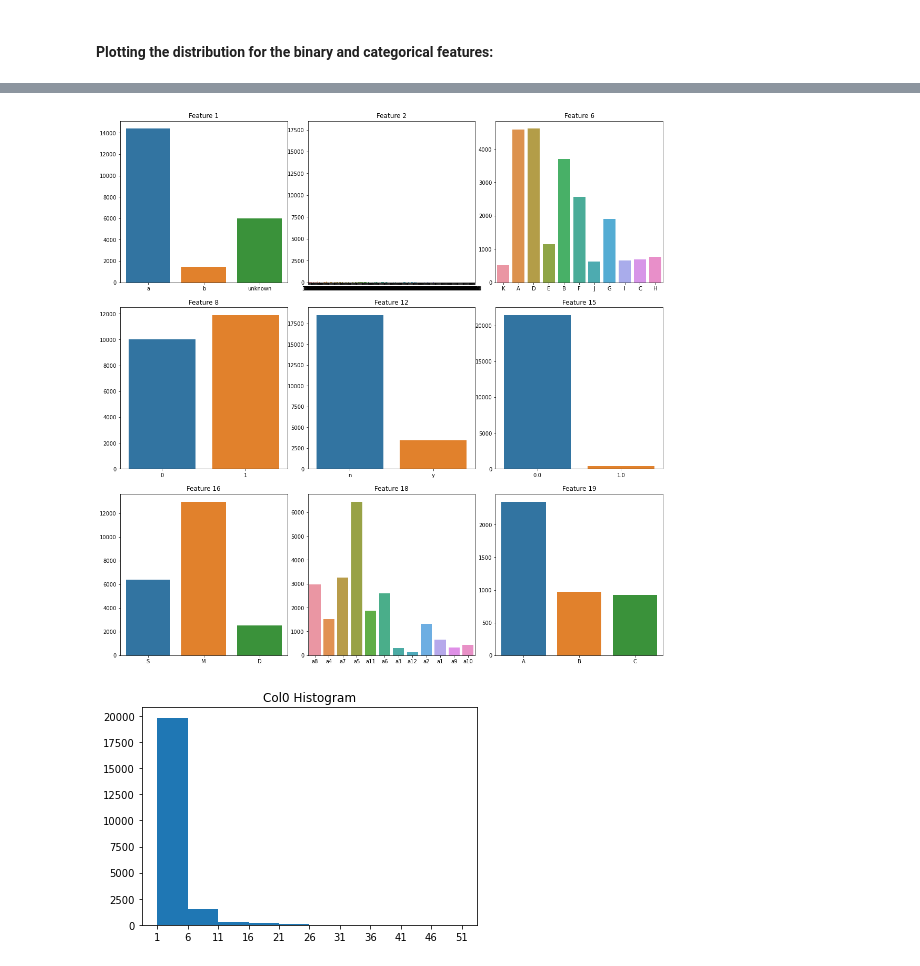
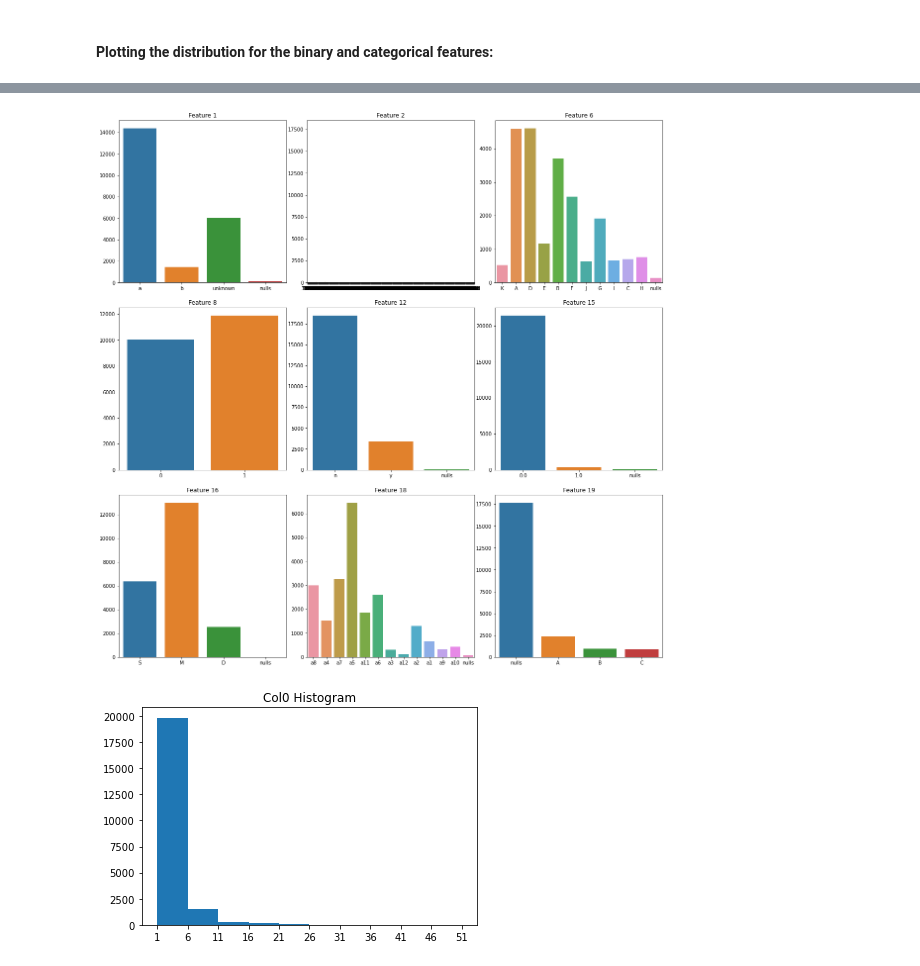
Before and after one commit to BensGith/G2-MachineLearning, a Jupyter notebook: G2-JUPY.ipynb, the cells around one changed output, grey strips where cells are left out. Drawn from its saved outputs; the diff is of its cells as text; code cells hidden in the pictures.

```diff
--- a/G2-JUPY.ipynb
+++ b/G2-JUPY.ipynb
@@ -311,19 +305,19 @@ train_set_cat.head()
 # %%
 def cat_bin_dist(df):
     cat_features = classify_features(train_set)['categorical'][:-1]
     binary_features = classify_features(train_set)['binary']
     cat_bin_features = sorted(cat_features + binary_features, key=lambda x: int(x))
     f, axes = plt.subplots(3,3, figsize=(16,10))
     f.tight_layout()
     axes = axes.flatten()
     for i, feature in enumerate(cat_bin_features):
-        f.set_figheight(15)
-        f.set_figwidth(15)
-        sns.countplot(x=df[feature], data=df.fillna("null"), ax=axes[i]).set(title='Feature {}'.format(feature), xlabel=None, ylabel=None)
+        f.set_figheight(16)
+        f.set_figwidth(16)
+        sns.countplot(x=df[feature].fillna('nulls'), ax=axes[i]).set(title='Feature {}'.format(feature), xlabel=None, ylabel=None)
 
 cat_bin_dist(train_set)
 # %% [output]
-[figure, old version]
+[figure, new version]
 # %%
 col_data = []
 for col in range(train_set.shape[1] - 1):  # iterate over columns but label col
```
Also changed, not shown: parts of 1 cell of this notebook.
